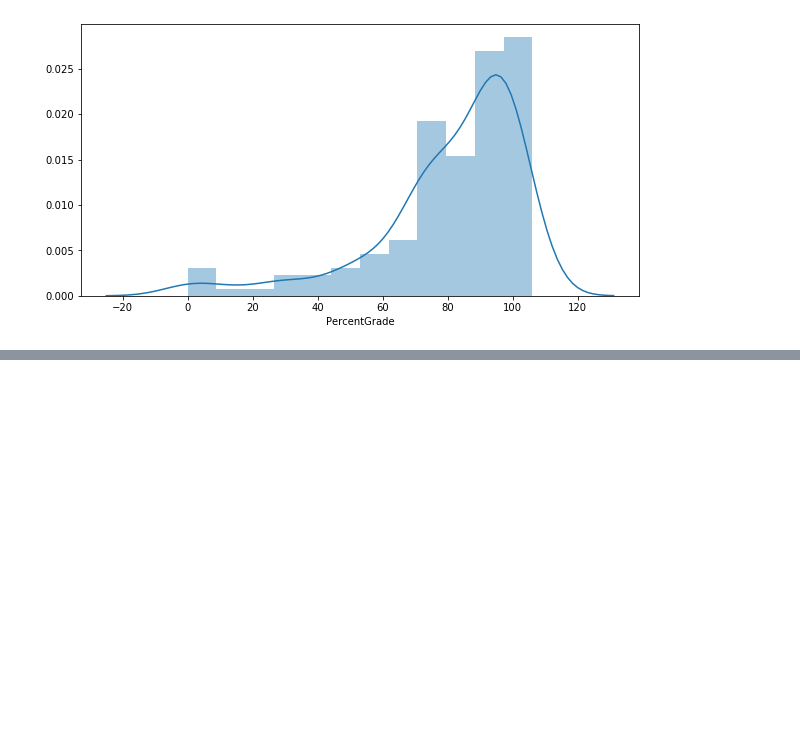
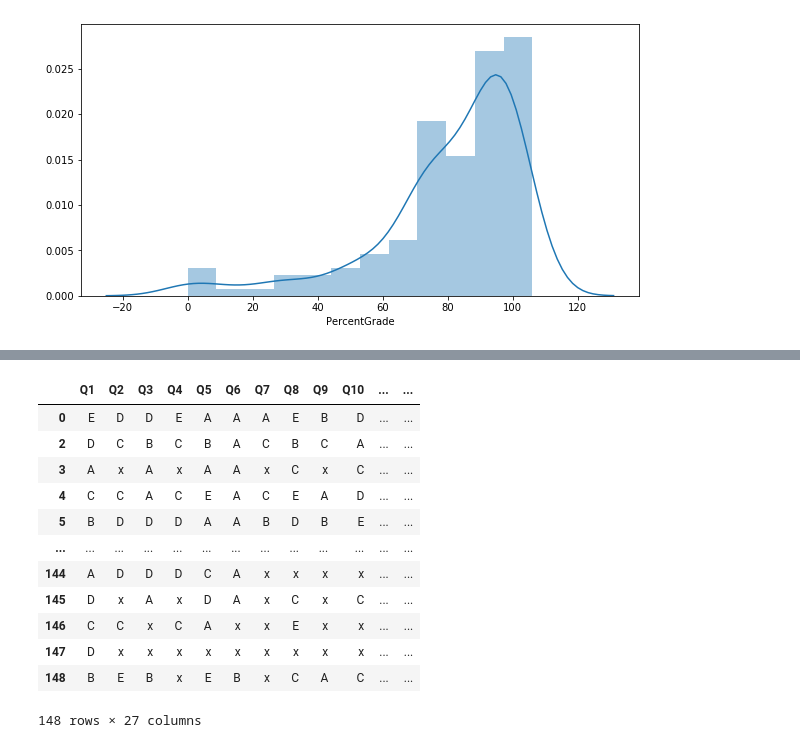
Before and after one commit to gmb9/data-analysis, a Jupyter notebook: Data Analysis.ipynb, the cells around one changed output, grey strips where cells are left out. Cells and saved outputs as stored; diff of their text form; code cells hidden in the pictures; blank space fills up the shorter version.

```diff
--- a/Data Analysis.ipynb
+++ b/Data Analysis.ipynb
@@ -101,0 +123,16 @@ seabornInstance.distplot(scores['PercentGrade'])
+# %%
+scores.loc[:, 'Q1':'Q27'].fillna('x')
+# %% [output]
+|  | Q1 | Q2 | Q3 | Q4 | Q5 | Q6 | Q7 | Q8 | Q9 | Q10 | ... | ... |
+| 0 | E | D | D | E | A | A | A | E | B | D | ... | ... |
+| 2 | D | C | B | C | B | A | C | B | C | A | ... | ... |
+| 3 | A | x | A | x | A | A | x | C | x | C | ... | ... |
+| 4 | C | C | A | C | E | A | C | E | A | D | ... | ... |
+| 5 | B | D | D | D | A | A | B | D | B | E | ... | ... |
+| ... | ... | ... | ... | ... | ... | ... | ... | ... | ... | ... | ... | ... |
+| 144 | A | D | D | D | C | A | x | x | x | x | ... | ... |
+| 145 | D | x | A | x | D | A | x | C | x | C | ... | ... |
+| 146 | C | C | x | C | A | x | x | E | x | x | ... | ... |
+| 147 | D | x | x | x | x | x | x | x | x | x | ... | ... |
+| 148 | B | E | B | x | E | B | x | C | A | C | ... | ... |
+148 rows × 27 columns
```
Also changed, not shown: parts of 2 cells of this notebook.
